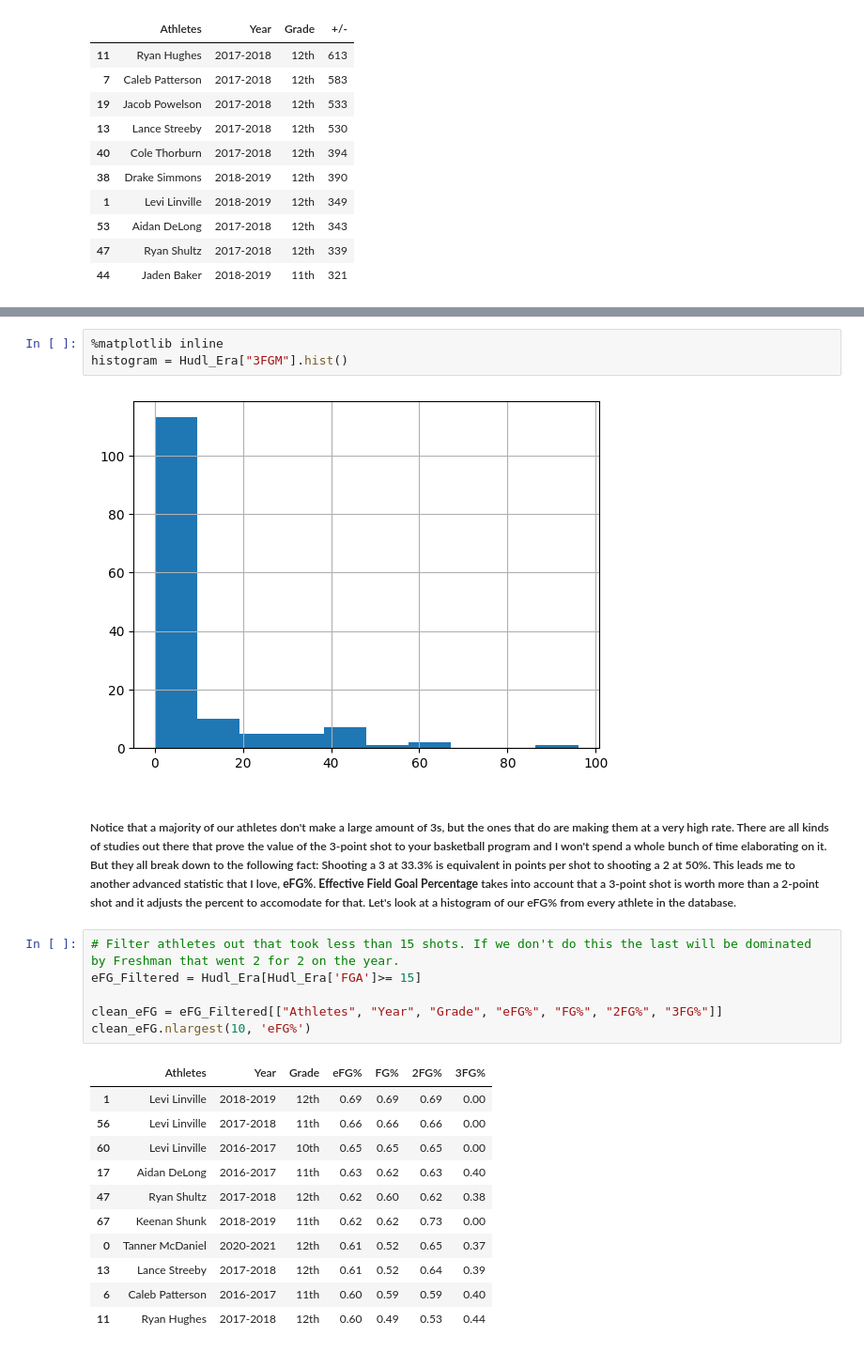
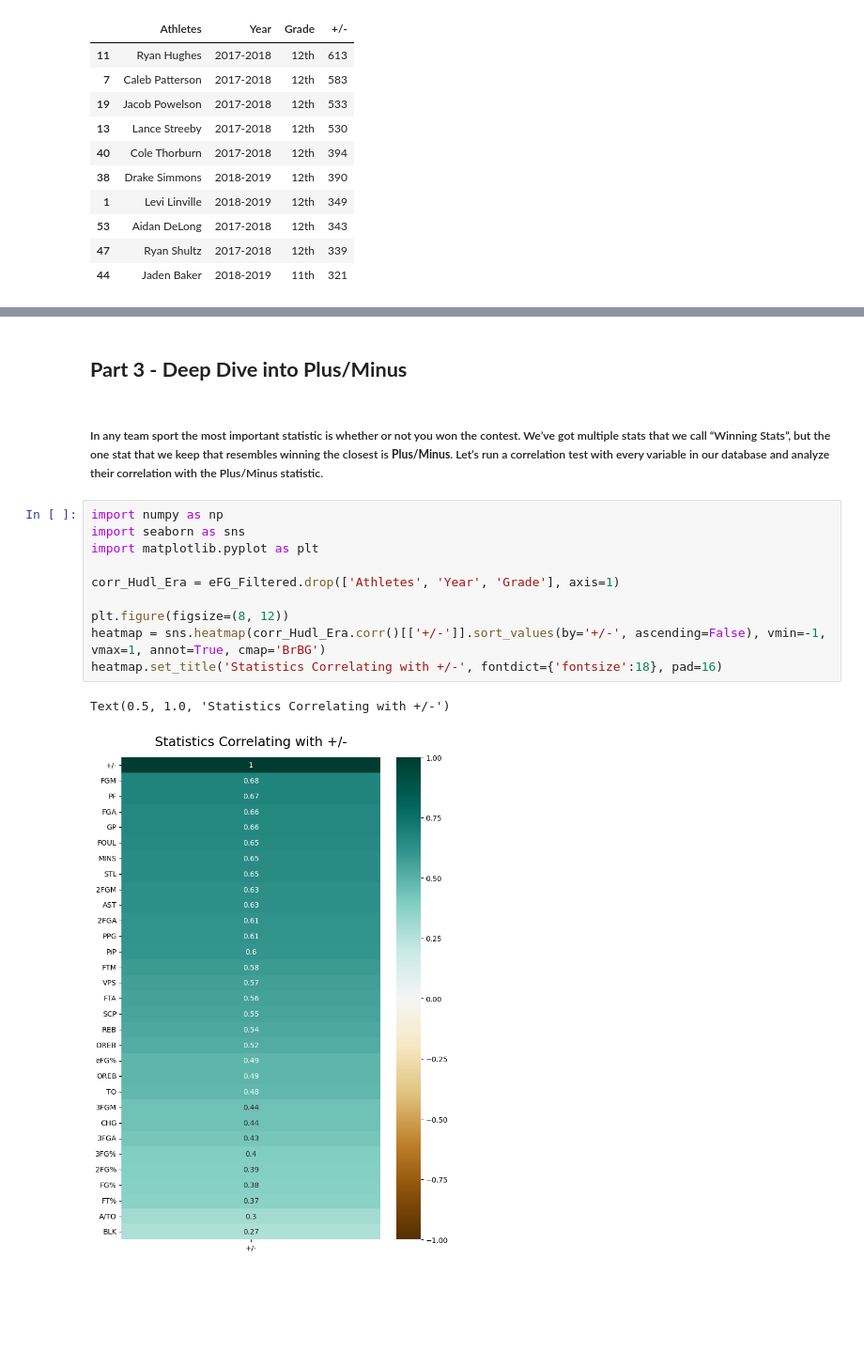
Before and after one commit to WadeBryson/datafun-06-projects, a Jupyter notebook: WadeBryson_Task3_NA_Basketball.ipynb, the cells around one changed output, grey strips where cells are left out. Shown: that part at 94% size. Drawn from its saved outputs; the diff is of its cells as text; blank space fills up the shorter version.

```diff
--- a/WadeBryson_Task3_NA_Basketball.ipynb
+++ b/WadeBryson_Task3_NA_Basketball.ipynb
@@ -99,25 +128,17 @@ clean_PM.nlargest(10, '+/-')
-# %%
-%matplotlib inline
-histogram = Hudl_Era["3FGM"].hist()
-# %% [output]
-[figure, removed]
-# %% [markdown]
-##### Notice that a majority of our athletes don't make a large amount of 3s, but the ones that do are making them at a very high rate. There are all kinds of studies out there that prove the value of the 3-point shot to your basketball program and I won't spend a whole bunch of time elaborating on it. But they all break down to the following fact: Shooting a 3 at 33.3% is equivalent in points per shot to shooting a 2 at 50%. This leads me to another advanced statistic that I love, **eFG%**. **Effective Field Goal Percentage** takes into account that a 3-point shot is worth more than a 2-point shot and it adjusts the percent to accomodate for that. Let's look at a histogram of our eFG% from every athlete in the database.
-# %%
-# Filter athletes out that took less than 15 shots. If we don't do this the last will be dominated by Freshman that went 2 for 2 on the year.
-eFG_Filtered = Hudl_Era[Hudl_Era['FGA']>= 15]
-
-clean_eFG = eFG_Filtered[["Athletes", "Year", "Grade", "eFG%", "FG%", "2FG%", "3FG%"]]
-clean_eFG.nlargest(10, 'eFG%')
-# %% [output]
-|  | Athletes | Year | Grade | eFG% | FG% | 2FG% | 3FG% |
-| 1 | Levi Linville | 2018-2019 | 12th | 0.69 | 0.69 | 0.69 | 0.00 |
-| 56 | Levi Linville | 2017-2018 | 11th | 0.66 | 0.66 | 0.66 | 0.00 |
-| 60 | Levi Linville | 2016-2017 | 10th | 0.65 | 0.65 | 0.65 | 0.00 |
-| 17 | Aidan DeLong | 2016-2017 | 11th | 0.63 | 0.62 | 0.63 | 0.40 |
-| 47 | Ryan Shultz | 2017-2018 | 12th | 0.62 | 0.60 | 0.62 | 0.38 |
-| 67 | Keenan Shunk | 2018-2019 | 11th | 0.62 | 0.62 | 0.73 | 0.00 |
-| 0 | Tanner McDaniel | 2020-2021 | 12th | 0.61 | 0.52 | 0.65 | 0.37 |
-| 13 | Lance Streeby | 2017-2018 | 12th | 0.61 | 0.52 | 0.64 | 0.39 |
-| 6 | Caleb Patterson | 2016-2017 | 11th | 0.60 | 0.59 | 0.59 | 0.40 |
-| 11 | Ryan Hughes | 2017-2018 | 12th | 0.60 | 0.49 | 0.53 | 0.44 |
+# %% [markdown]
+## **Part 3 - Deep Dive into Plus/Minus**
+# %% [markdown]
+##### In any team sport the most important statistic is whether or not you won the contest. We’ve got multiple stats that we call “Winning Stats”, but the one stat that we keep that resembles winning the closest is **Plus/Minus**. Let’s run a correlation test with every variable in our database and analyze their correlation with the Plus/Minus statistic.
+# %%
+import numpy as np
+import seaborn as sns
+import matplotlib.pyplot as plt
+
+corr_Hudl_Era = eFG_Filtered.drop(['Athletes', 'Year', 'Grade'], axis=1)
+
+plt.figure(figsize=(8, 12))
+heatmap = sns.heatmap(corr_Hudl_Era.corr()[['+/-']].sort_values(by='+/-', ascending=False), vmin=-1, vmax=1, annot=True, cmap='BrBG')
+heatmap.set_title('Statistics Correlating with +/-', fontdict={'fontsize':18}, pad=16)
+# %% [output]
+Text(0.5, 1.0, 'Statistics Correlating with +/-')
+[figure, added]
```
Also changed, not shown: parts of 14 cells of this notebook.
